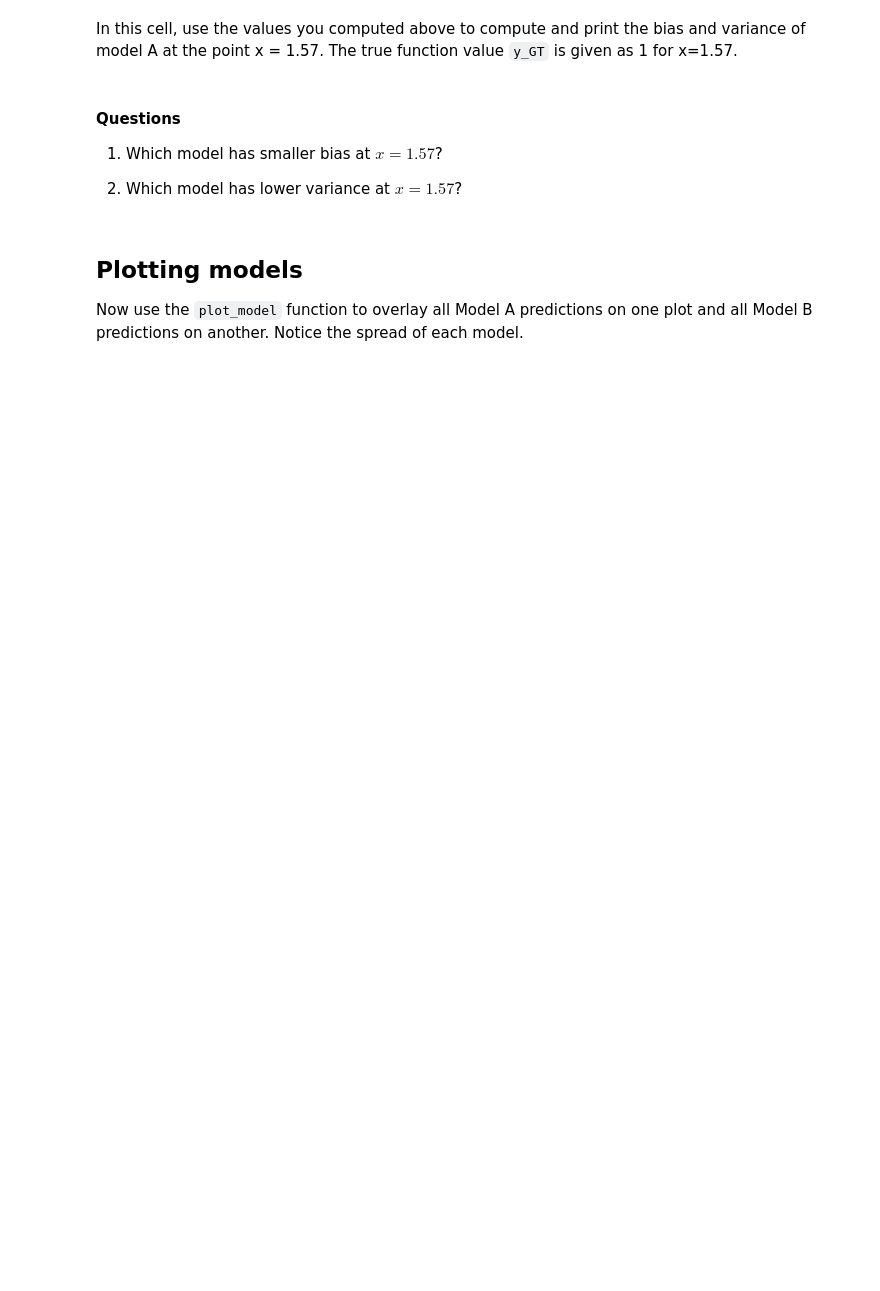
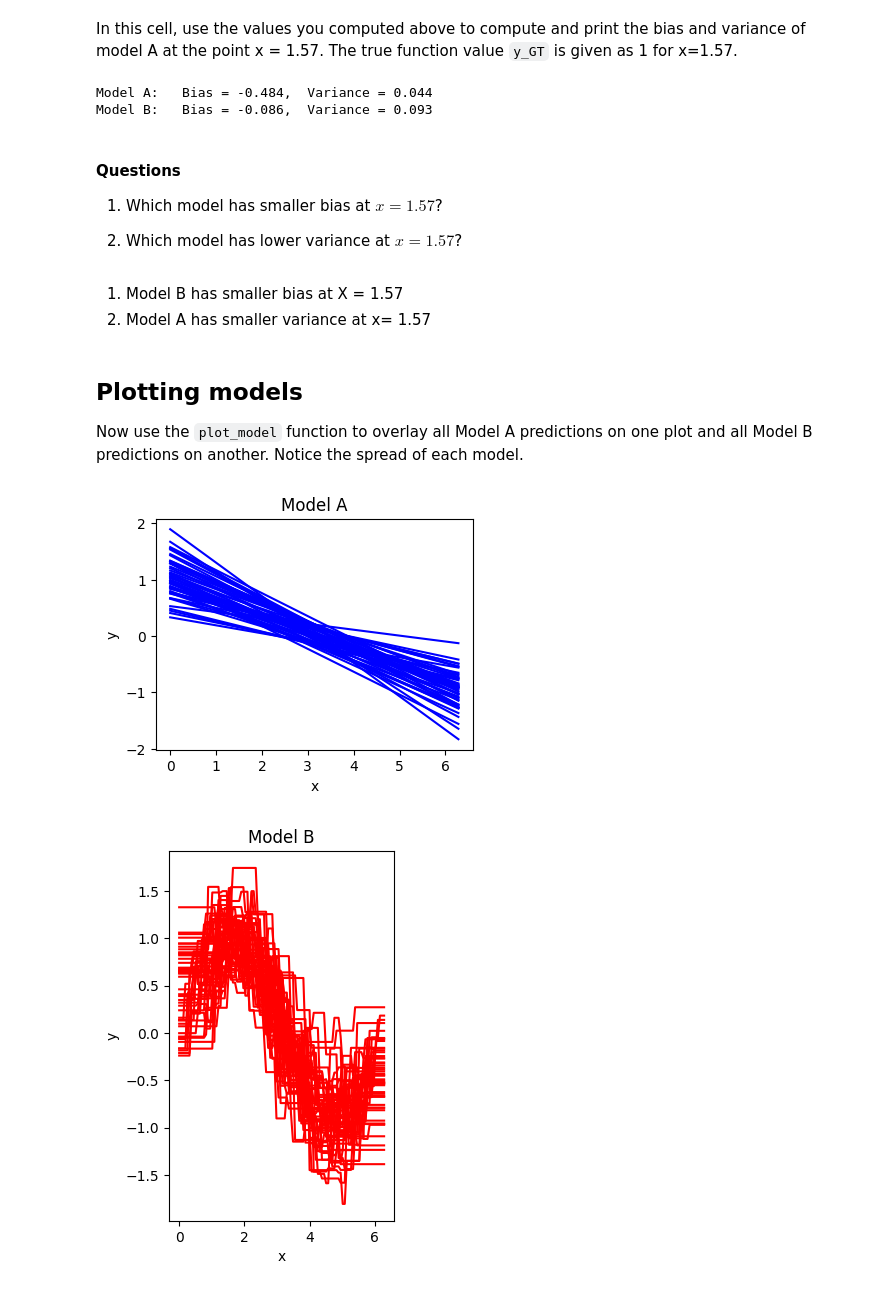
Before and after one commit to zsqu4re/ML-for-engineers, a Jupyter notebook: hw10/M10-L1-P1.ipynb, the cells around one changed output. Drawn from its saved outputs; the diff is of its cells as text; code cells hidden in the pictures; blank space fills up the shorter version.

```diff
--- a/hw10/M10-L1-P1.ipynb
+++ b/hw10/M10-L1-P1.ipynb
@@ -48,0 +49,15 @@ First, train 50 instances of model A and 50 instances of model B. Store all 100
+# %%
+# YOUR CODE GOES HERE
+A_list = []
+B_list = []
+X = []
+Y = []
+for i in range(50):
+    modelA, modelB, x, y = train_models()
+    A_list.append(modelA)
+    B_list.append(modelB)
+    X.append(x)
+    Y.append(Y)
+
+print(A_list)
+print(B_list)
@@ -56,0 +71,15 @@ x = 1.57
+# %%
+x = 1.57
+evals_A = []
+evals_B = []
+# YOUR CODE GOES HERE
+for model in A_list:
+    eval = eval_model_at_point(model,1.57)
+    evals_A.append(eval)
+
+for model in B_list:
+    eval = eval_model_at_point(model,1.57)
+    evals_B.append(eval)
+
+print(evals_A)
+print(evals_B)
@@ -61,28 +93,50 @@ In this cell, use the values you computed above to compute and print the bias an
 yGT = 1
 
 # YOUR CODE GOES HERE
+bias_A = np.mean(evals_A) - yGT
+var_A = np.var(evals_A)
+
+bias_B = np.mean(evals_B) - yGT
+var_B = np.var(evals_B)
 
 print(f"Model A:   Bias = {bias_A:.3f},  Variance = {var_A:.3f}")
 print(f"Model B:   Bias = {bias_B:.3f},  Variance = {var_B:.3f}")
+# %% [output]
+Model A:   Bias = -0.484,  Variance = 0.044
+Model B:   Bias = -0.086,  Variance = 0.093
 # %% [markdown]
 #### Questions
 1. Which model has smaller bias at $x = 1.57$?
 
 
 2. Which model has lower variance at $x = 1.57$?
+# %% [markdown]
+1. Model B has smaller bias at X = 1.57
+2. Model A has smaller variance at x= 1.57
 # %% [markdown]
 ## Plotting models
 Now use the `plot_model` function to overlay all Model A predictions on one plot and all Model B predictions on another. Notice the spread of each model.
 # %%
 plt.figure(figsize=(9,3))
 
 plt.subplot(1,2,1)
 plt.title("Model A")
 # YOUR CODE GOES HERE
+for model in A_list:
+    plot_model(model, color="blue")
+plt.xlabel("x")
+plt.ylabel("y")
+plt.show()
 
 
 plt.subplot(1,2,2)
 plt.title("Model B")
 # YOUR CODE GOES HERE
-
+for model in B_list:
+    plot_model(model, color="red")
+plt.xlabel("x")
+plt.ylabel("y")
 plt.show()
+# %% [output]
+[figure, added]
+[figure, added]
```
Also changed, not shown: parts of 5 cells of this notebook, 3 other files.
